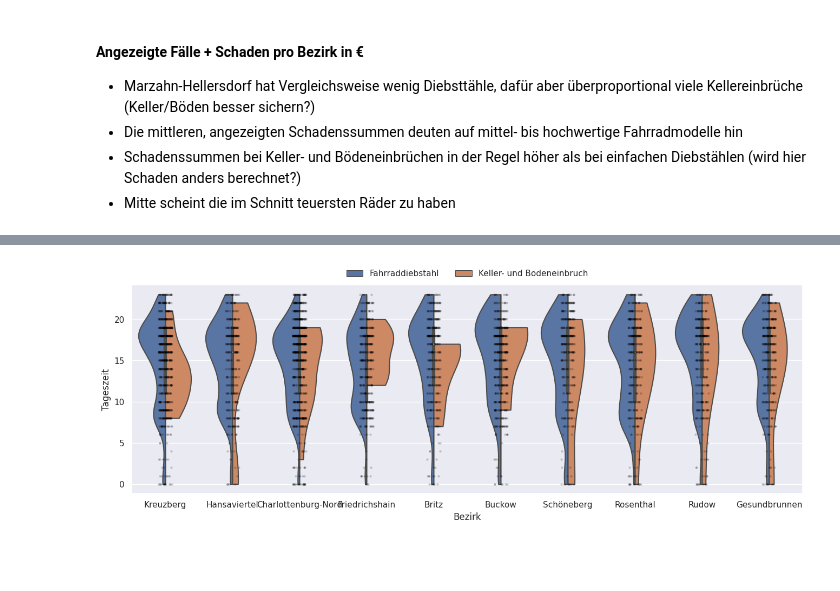
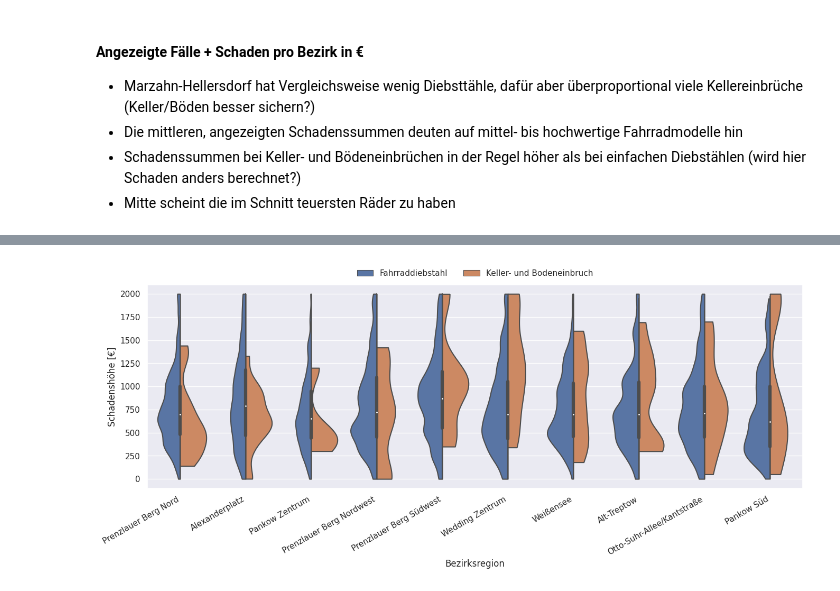
Before and after one commit to adrian-baumann/application_challenge, a Jupyter notebook: exploration.ipynb, the cells around one changed output, grey strips where cells are left out. Cells and saved outputs as stored; diff of their text form; code cells hidden in the pictures; blank space fills up the shorter version.

```diff
--- a/exploration.ipynb
+++ b/exploration.ipynb
@@ -27,12 +28,19 @@ bike_dtypes = {
     "ERFASSUNGSGRUND": "object",
 }
 
-lor_dtypes = {
+lor_ort_dtypes = {
     "spatial_name": "object",
     "OTEIL": "object",
     "BEZIRK": "object",
     "FLAECHE_HA": "float64",
 }
+
+lor_bzr_dtypes = {
+    "BZR_ID": "object",
+    "BZR_NAME": "object",
+    "BEZ": "object",
+    "GROESSE_m2": "float64",
+}
 # %%
 with open(bike_path, "rb") as file:
     bike_data = pd.read_csv(file, encoding="latin1", dtype=bike_dtypes)
@@ -75,4 +86,7 @@ bike_data.head()
 # %%
-merged_df = bike_data.merge(lor_data, how="left", on="BEZ")
-merged_df.info()
+merged_df = bike_data.merge(lor_bzr_data, how="left", on="BZR_ID")
+merged_df = merged_df.merge(lor_ort_data, how="left", on="BEZ")
+del lor_ort_data, lor_ort_dtypes, lor_ort_path, lor_bzr_data, lor_bzr_dtypes, lor_bzr_path
+
+merged_df.head()
 # %% [output]
@@ -228,48 +338,41 @@ sns.histplot(
 # %%
-n_oteil = 10
-top_oteil_crime_lst = (
-    merged_df.groupby("OTEIL")
-    .agg({"ANGELEGT_AM": "count"})
-    .sort_values(by=("ANGELEGT_AM"), ascending=False)
-    .head(n_oteil)
-    .index.to_list()
-)
+with sns.plotting_context("notebook", font_scale=1):
 
-plot_df = merged_df[merged_df.OTEIL.isin(top_oteil_crime_lst)]
-fig, axes = plt.subplots()
-sns.violinplot(
-    x=plot_df.OTEIL,
-    y=plot_df.TATZEIT_ANFANG_STUNDE,
-    data_set=plot_df,
-    ax=axes,
-    order=top_oteil_crime_lst,
-    cut=0,
-    hue=plot_df.DELIKT,
-    split=True,
-    xlabel="BEZIRK",
-)
-sns.stripplot(
-    data=plot_df,
-    x=plot_df.OTEIL,
-    y=plot_df.TATZEIT_ANFANG_STUNDE,
-    size=3,
-    color="black",
-    alpha=0.2,
-)
+    plot_df = merged_df[(merged_df.BZR_NAME.isin(top_oteil_crime_lst)) & (merged_df.SCHADENSHOEHE <= 2000)]
+    fig, axes = plt.subplots()
+    sns.violinplot(
+        x=plot_df.BZR_NAME,
+        y=plot_df.SCHADENSHOEHE,
+        data_set=plot_df,
+        ax=axes,
+        order=top_oteil_crime_lst,
+        cut=0,
+        hue=plot_df.DELIKT,
+        split=True,
+    )
+    # sns.stripplot(
+    #     data=plot_df,
+    #     x=plot_df.BZR_NAME,
+    #     y=plot_df.SCHADENSHOEHE,
+    #     size=3,
+    #     color="black",
+    #     alpha=0.2,
+    # )
 
-axes.yaxis.grid(True)
-axes.set_xlabel("Bezirk")
-axes.set_ylabel("Tageszeit")
+    axes.yaxis.grid(True)
+    axes.set_xlabel("Bezirksregion")
+    axes.set_ylabel("Schadenshöhe [€]")
+    plt.setp(axes.get_xticklabels(), rotation=30, ha="right")
 
-sns.move_legend(
-    axes,
-    "lower center",
-    bbox_to_anchor=(0.5, 1),
-    ncol=2,
-    title=None,
-    frameon=False,
-)
+    sns.move_legend(
+        axes,
+        "lower center",
+        bbox_to_anchor=(0.5, 1),
+        ncol=2,
+        title=None,
+        frameon=False,
+    )
 # %% [output]
-[figure, old version]
+[figure, new version]
 # %%
 merged_df.groupby(["ART_DES_FAHRRADS"]).agg(
```
Also changed, not shown: parts of 33 cells of this notebook, 3 other files.
